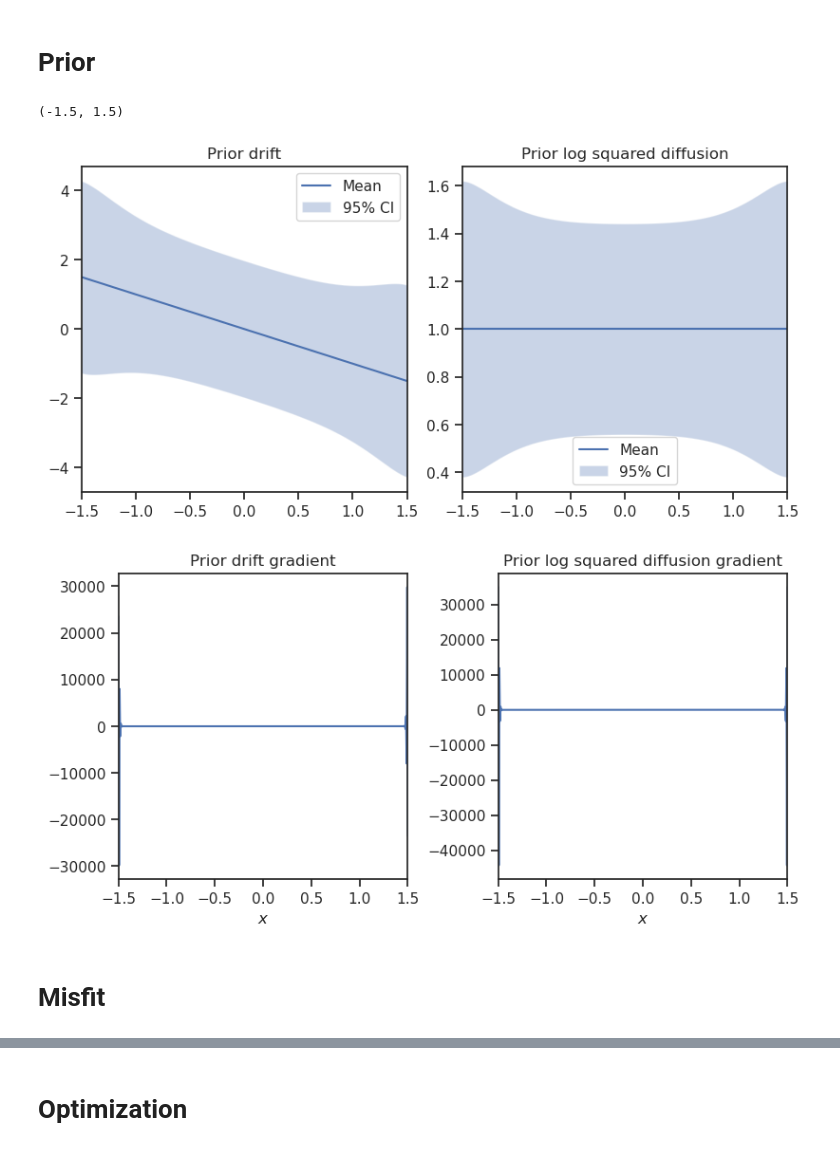
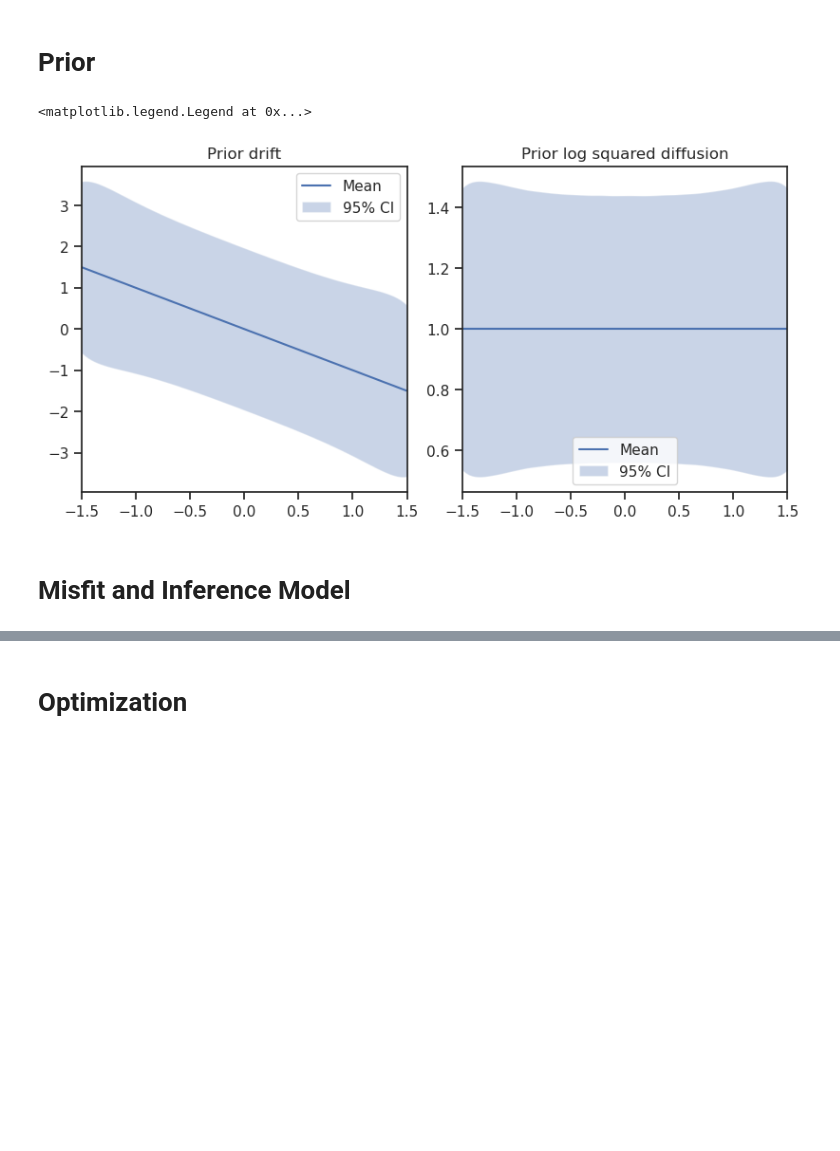
Before and after one commit to maximilian-kruse/SPIN, a Jupyter notebook: examples/1D_drift_diffusion_mfpt_moments.ipynb, the cells around one changed output, grey strips where cells are left out. Saved outputs shown, nothing was run; the diff lists cells and outputs as text; code cells hidden in the pictures; blank space fills up the shorter version.

```diff
--- a/examples/1D_drift_diffusion_mfpt_moments.ipynb
+++ b/examples/1D_drift_diffusion_mfpt_moments.ipynb
@@ -15,7 +15,7 @@ sns.set_theme(style="ticks")
 # %% [markdown]
 # PDE Problem
 # %%
-mesh = dl.IntervalMesh(500, -1.5, 1.5)
+mesh = dl.IntervalMesh(100, -1.5, 1.5)
 problem_settings = problem.SPINProblemSettings(
     mesh=mesh,
     pde_type="mean_exit_time_moments",
@@ -113,56 +84,44 @@ prior_settings = prior.PriorSettings(
     mean=("-x[0]", "1"),
     variance=("1", "0.05"),
     correlation_length=("1.5", "1.5"),
-    robin_bc=False,
+    robin_bc=True,
     robin_bc_const=3.0,
 )
 prior_builder = prior.BilaplacianVectorPriorBuilder(prior_settings)
 spin_prior = prior_builder.build()
 prior_variance = spin_prior.compute_variance_with_boundaries(
-    method="Randomized", num_eigenvalues_randomized=200
+    method="Randomized", num_eigenvalues_randomized=50
 )
-prior_gradient = spin_prior.evaluate_gradient(true_parameter)
 # %%
 _, axs = plt.subplots(nrows=1, ncols=2, figsize=(8, 4), layout="constrained")
 axs[0].plot(parameter_coordinates, spin_prior.mean_array[0, :], label="Mean")
 axs[0].fill_between(
     parameter_coordinates.flatten(),
     spin_prior.mean_array[0, :] - 1.96 * np.sqrt(prior_variance[0, :]),
     spin_prior.mean_array[0, :] + 1.96 * np.sqrt(prior_variance[0, :]),
     alpha=0.3,
     label="95% CI",
 )
 axs[0].set_title("Prior drift")
 axs[0].set_xlim(-1.5, 1.5)
 axs[0].legend()
 
 axs[1].plot(parameter_coordinates, spin_prior.mean_array[1, :], label="Mean")
 axs[1].fill_between(
     parameter_coordinates.flatten(),
     spin_prior.mean_array[1, :] - 1.96 * np.sqrt(prior_variance[1, :]),
     spin_prior.mean_array[1, :] + 1.96 * np.sqrt(prior_variance[1, :]),
     alpha=0.3,
     label="95% CI",
 )
 axs[1].set_title("Prior log squared diffusion")
 axs[1].set_xlim(-1.5, 1.5)
 axs[1].legend()
-
-_, axs = plt.subplots(nrows=1, ncols=2, figsize=(8, 4), layout="constrained")
-axs[0].plot(parameter_coordinates, prior_gradient[0, :])
-axs[0].set_title("Prior drift gradient")
-axs[0].set_xlabel(r"$x$")
-axs[0].set_xlim(-1.5, 1.5)
-axs[1].plot(parameter_coordinates, prior_gradient[1, :])
-axs[1].set_title("Prior log squared diffusion gradient")
-axs[1].set_xlabel(r"$x$")
-axs[1].set_xlim(-1.5, 1.5)
 # %% [output]
-(-1.5, 1.5)
+<matplotlib.legend.Legend at 0x...>
-[figure, old version]
+[figure, new version]
-[figure, removed]
 # %% [markdown]
-# Misfit
+# Misfit and Inference Model
 # %%
 misfit_settings = misfit.MisfitSettings(
     function_space=spin_problem.function_space_variables,
```
Also changed, not shown: parts of 10 cells of this notebook, 2 other files.
